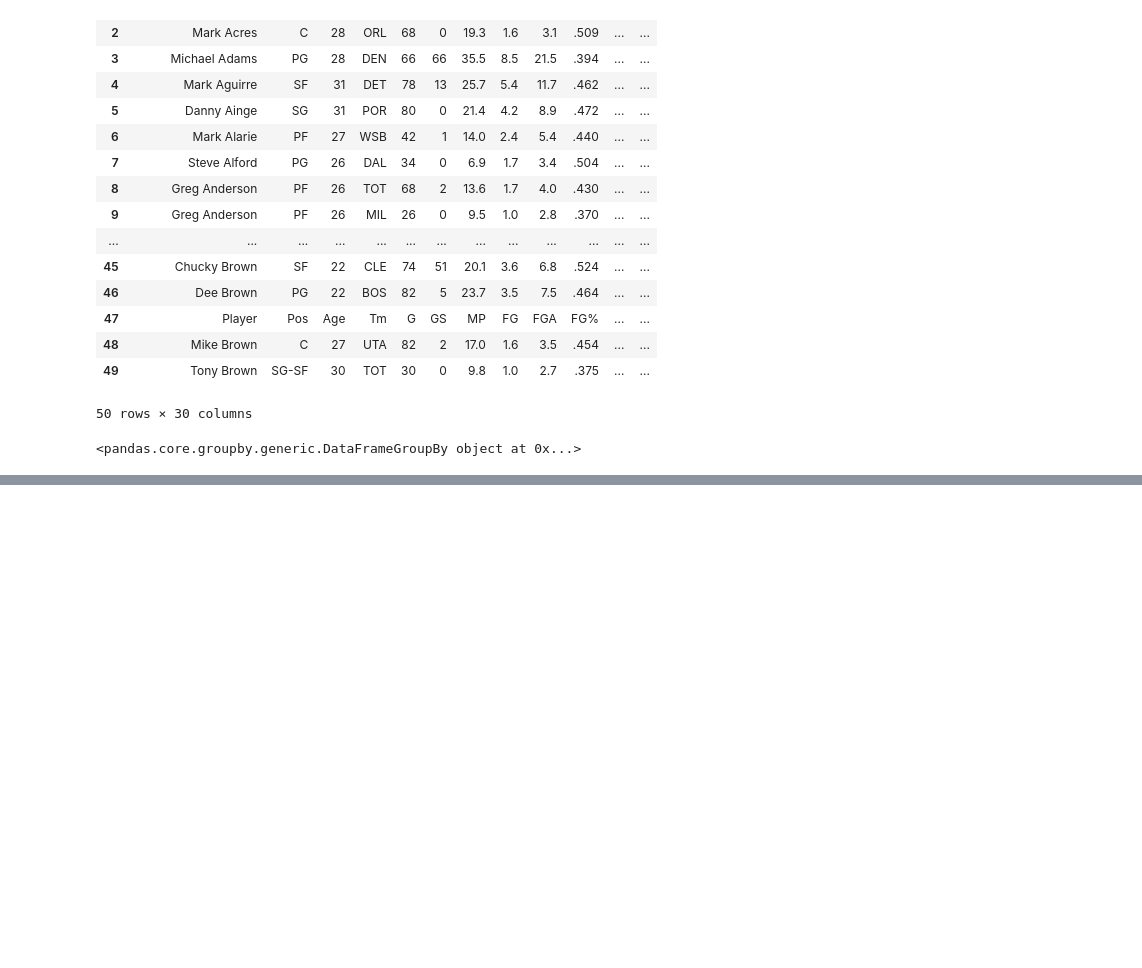
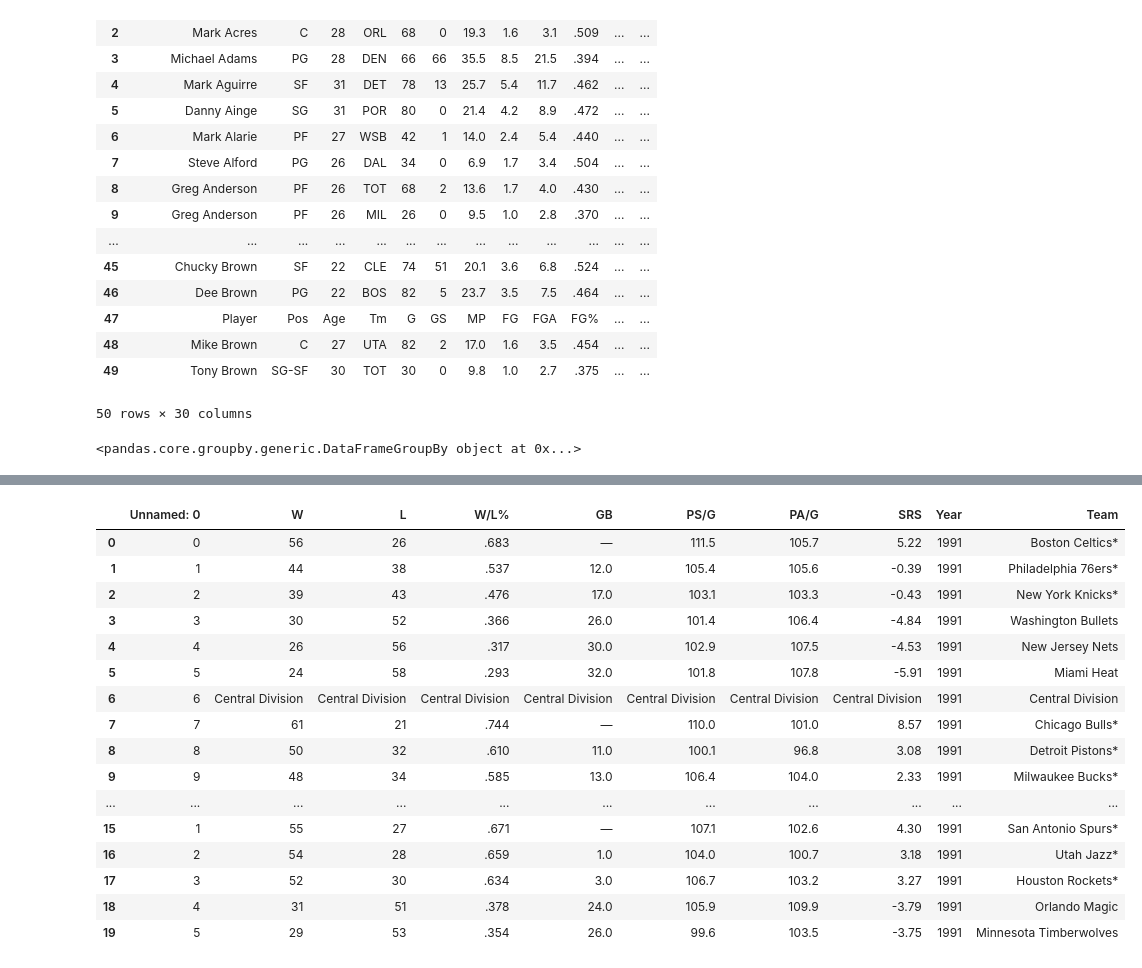
Before and after one commit to oribar1/MVP_Prediction, a Jupyter notebook: MVP_Clean.ipynb, the cells around one changed output, grey strips where cells are left out. Drawn from its saved outputs; the diff is of its cells as text; code cells hidden in the pictures; blank space fills up the shorter version.

```diff
--- a/MVP_Clean.ipynb
+++ b/MVP_Clean.ipynb
@@ -51,0 +86,22 @@ def single_row(df):
+# %%
+teams = pd.read_csv("teams.csv")
+# %%
+teams.head(20)
+# %% [output]
+|  | Unnamed: 0 | W | L | W/L% | GB | PS/G | PA/G | SRS | Year | Team |
+| 0 | 0 | 56 | 26 | .683 | — | 111.5 | 105.7 | 5.22 | 1991 | Boston Celtics* |
+| 1 | 1 | 44 | 38 | .537 | 12.0 | 105.4 | 105.6 | -0.39 | 1991 | Philadelphia 76ers* |
+| 2 | 2 | 39 | 43 | .476 | 17.0 | 103.1 | 103.3 | -0.43 | 1991 | New York Knicks* |
+| 3 | 3 | 30 | 52 | .366 | 26.0 | 101.4 | 106.4 | -4.84 | 1991 | Washington Bullets |
+| 4 | 4 | 26 | 56 | .317 | 30.0 | 102.9 | 107.5 | -4.53 | 1991 | New Jersey Nets |
+| 5 | 5 | 24 | 58 | .293 | 32.0 | 101.8 | 107.8 | -5.91 | 1991 | Miami Heat |
+| 6 | 6 | Central Division | Central Division | Central Division | Central Division | Central Division | Central Division | Central Division | 1991 | Central Division |
+| 7 | 7 | 61 | 21 | .744 | — | 110.0 | 101.0 | 8.57 | 1991 | Chicago Bulls* |
+| 8 | 8 | 50 | 32 | .610 | 11.0 | 100.1 | 96.8 | 3.08 | 1991 | Detroit Pistons* |
+| 9 | 9 | 48 | 34 | .585 | 13.0 | 106.4 | 104.0 | 2.33 | 1991 | Milwaukee Bucks* |
+| ... | ... | ... | ... | ... | ... | ... | ... | ... | ... | ... |
+| 15 | 1 | 55 | 27 | .671 | — | 107.1 | 102.6 | 4.30 | 1991 | San Antonio Spurs* |
+| 16 | 2 | 54 | 28 | .659 | 1.0 | 104.0 | 100.7 | 3.18 | 1991 | Utah Jazz* |
+| 17 | 3 | 52 | 30 | .634 | 3.0 | 106.7 | 103.2 | 3.27 | 1991 | Houston Rockets* |
+| 18 | 4 | 31 | 51 | .378 | 24.0 | 105.9 | 109.9 | -3.79 | 1991 | Orlando Magic |
+| 19 | 5 | 29 | 53 | .354 | 26.0 | 99.6 | 103.5 | -3.75 | 1991 | Minnesota Timberwolves |
```
Also changed, not shown: parts of 26 cells of this notebook.
